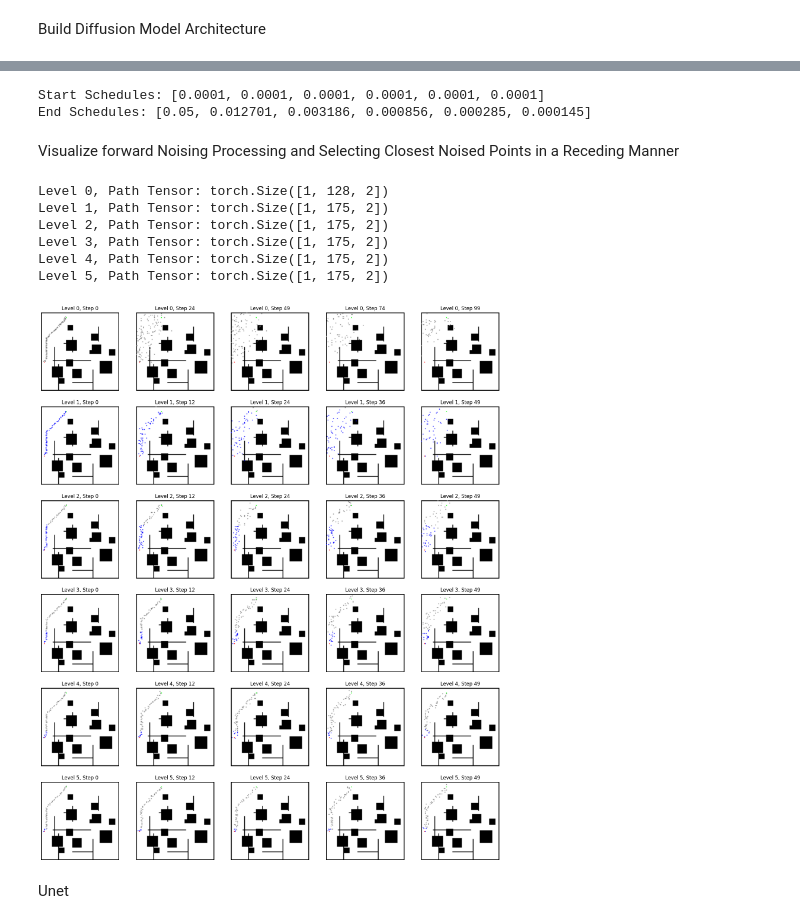
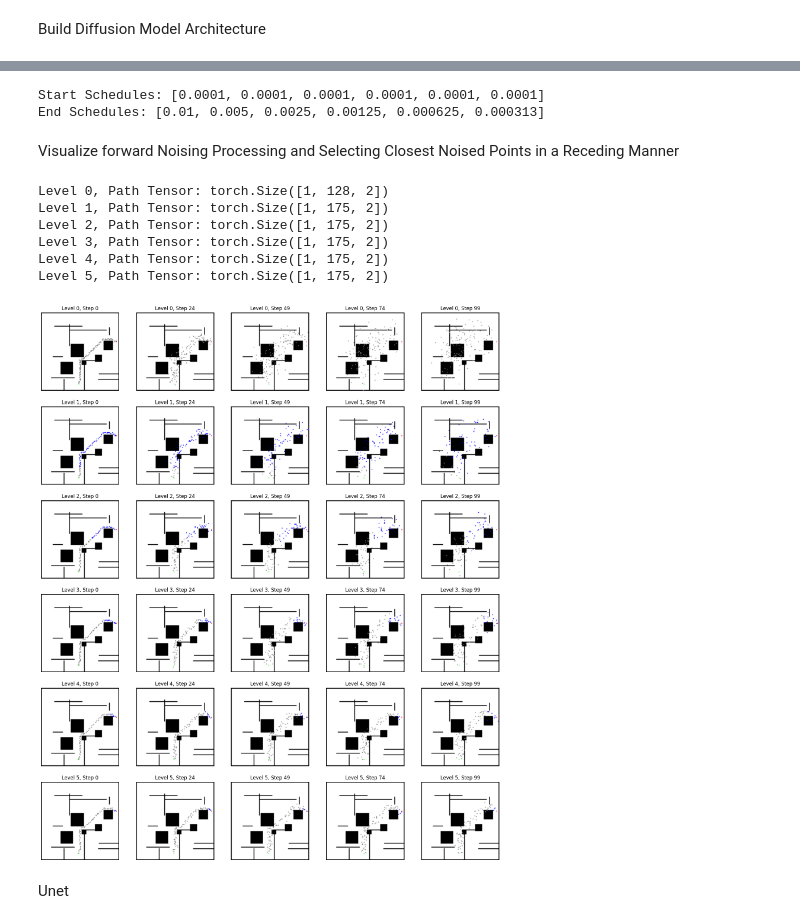
Before and after one commit to jasonjabbour/Diffusion_Planning, a Jupyter notebook: Modeling/RecedingDiffuser.ipynb, the cells around one changed output, grey strips where cells are left out. Saved outputs shown, nothing was run; the diff lists cells and outputs as text; code cells hidden in the pictures.

```diff
--- a/Modeling/RecedingDiffuser.ipynb
+++ b/Modeling/RecedingDiffuser.ipynb
@@ -544,36 +551,50 @@ Indices Shape: torch.Size([5, 50])
-# %%
-def calculate_schedules(initial_start, initial_end, timesteps_per_level, num_levels):
-    start_schedules = [initial_start] * num_levels
-    end_schedules = [initial_end] + [0] * (num_levels - 1)
-
-    for level in range(1, num_levels):
-        # Calculate betas for the current level
-        betas = torch.linspace(start_schedules[level-1], end_schedules[level-1], timesteps_per_level[level-1])
-        # Get the beta value at the halfway point
-        midpoint_beta = betas[len(betas) // 4]
-        # Set the end schedule of the next level to this midpoint value
-        end_schedules[level] = round(midpoint_beta.item(), 6)
-
-    return start_schedules, end_schedules
-
-# Example usage
-num_levels = 6
-initial_start = 0.0001
-initial_end = 0.05
-timesteps_per_level = [100, 50, 50, 50, 50, 50]  # Example timestep configurations
-
-start_schedules, end_schedules = calculate_schedules(initial_start, initial_end, timesteps_per_level, num_levels)
-print("Start Schedules:", start_schedules)
-print("End Schedules:", end_schedules)
-# %% [output]
-Start Schedules: [0.0001, 0.0001, 0.0001, 0.0001, 0.0001, 0.0001]
-End Schedules: [0.05, 0.012701, 0.003186, 0.000856, 0.000285, 0.000145]
+# %%
+def calculate_schedules(initial_start, initial_end, num_levels):
+    """
+    Calculate the start and end schedules for diffusion models across multiple levels.
+
+    Each subsequent level starts with the same minimum variance as the first level but ends at half
+    the maximum variance of the previous level.
+
+    Args:
+    - initial_start (float): The starting variance (beta) for the first level, consistent across all levels.
+    - initial_end (float): The ending variance (beta) for the first level.
+    - num_levels (int): Total number of diffusion levels.
+
+    Returns:
+    - tuple of (list, list): A tuple containing two lists:
+        - start_schedules: Start variances for each level.
+        - end_schedules: End variances for each level, each half of the end variance of the previous level.
+    """
+    # Initialize the start schedules for all levels with the initial start variance
+    start_schedules = [initial_start] * num_levels
+    # Initialize end schedules where the first level has the initial end variance
+    end_schedules = [initial_end] + [0] * (num_levels - 1)
+
+    for level in range(1, num_levels):
+        # Set the end schedule for the current level to half of the end schedule of the previous level
+        end_schedules[level] = round(end_schedules[level-1] / 2, 6)
+
+    return start_schedules, end_schedules
+
+# Example usage
+num_levels = 6
+initial_start = 0.0001
+initial_end = 0.01
+
+start_schedules, end_schedules = calculate_schedules(initial_start, initial_end, num_levels)
+print("Start Schedules:", start_schedules)
+print("End Schedules:", end_schedules)
+# %% [output]
+Start Schedules: [0.0001, 0.0001, 0.0001, 0.0001, 0.0001, 0.0001]
+End Schedules: [0.01, 0.005, 0.0025, 0.00125, 0.000625, 0.000313]
 # %% [markdown]
 Visualize forward Noising Processing and Selecting Closest Noised Points in a Receding Manner
 # %%
 # Example setup for MultiLevelDiffusionModel
 levels = 6
 target_lengths = [128, 64, 32, 16, 8, 4]
+timesteps_per_level = [100, 100, 100, 100, 100, 100]
 
 # Initialize the MultiLevelDiffusionModel
 multi_level_diffusion_model = MultiLevelDiffusionModel(levels, start_schedules, end_schedules, timesteps_per_level)
@@ -617,12 +638,13 @@ for level in range(levels):
 
     if level > 0:
         # Select the points closest to the start point after adding noise
-        closest_points, indices = select_closest_points(noisy_path_batch, start_point_tensor, target_lengths[level], device)
+        closest_points, closest_indices, _, _ = select_closest_and_furthest_points(noisy_path_batch, start_point_tensor, target_lengths[level], device)
         # Select the corresponding noise applied to these closest points
         # indices need to be expanded to match the channel dimension in actual_noise, which is 2
-        indices_expanded = indices.unsqueeze(1).expand(-1, actual_noise.size(1), -1)
+        indices_expanded = closest_indices.unsqueeze(1).expand(-1, actual_noise.size(1), -1)
         # Now gather along the last dimension (dimension of 175 data points)
         actual_noise_subselected = torch.gather(actual_noise, 2, indices_expanded)
+
     else:
         closest_points = noisy_path_batch
 
@@ -631,35 +653,35 @@ for level in range(levels):
     # Visualization for each timestep in the current level
     for image_i, noisy_path in enumerate(noisy_path_batch):
         # Convert tensor back to numpy for plotting
         noisy_path_np = noisy_path.cpu().numpy()
         modified_map = np.copy(map_tensor.numpy())  # Assuming the whole map is needed for context
 
         if level > 0:
             # Modify map with path
-            noised_path_modified_map = modify_map_with_path(modified_map, noisy_path_np, reduced_mask_tensor.squeeze(), indices[image_i])
+            noised_path_modified_map = modify_map_with_path(modified_map, noisy_path_np, reduced_mask_tensor.squeeze(), closest_indices[image_i])
         else:
             noised_path_modified_map = modify_map_with_path(modified_map, noisy_path_np, reduced_mask_tensor.squeeze())
 
         # Plotting in the correct axis
         ax = axes[level, image_i] if levels > 1 else axes[image_i]  # Handle single level case
 
         # Apply custom colors
         colored_map = apply_custom_colors(noised_path_modified_map)
         ax.imshow(colored_map)
 
         ax.set_title(f"Level {level}, Step {t[image_i].item()}")
         ax.axis('off')
 
 # plt.savefig('setup.png', dpi=300)
 plt.show()
 # %% [output]
 Level 0, Path Tensor: torch.Size([1, 128, 2])
 Level 1, Path Tensor: torch.Size([1, 175, 2])
 Level 2, Path Tensor: torch.Size([1, 175, 2])
 Level 3, Path Tensor: torch.Size([1, 175, 2])
 Level 4, Path Tensor: torch.Size([1, 175, 2])
 Level 5, Path Tensor: torch.Size([1, 175, 2])
-[figure, old version]
+[figure, new version]
 # %% [markdown]
 Unet
 # %%
```
Also changed, not shown: parts of 6 cells of this notebook.
